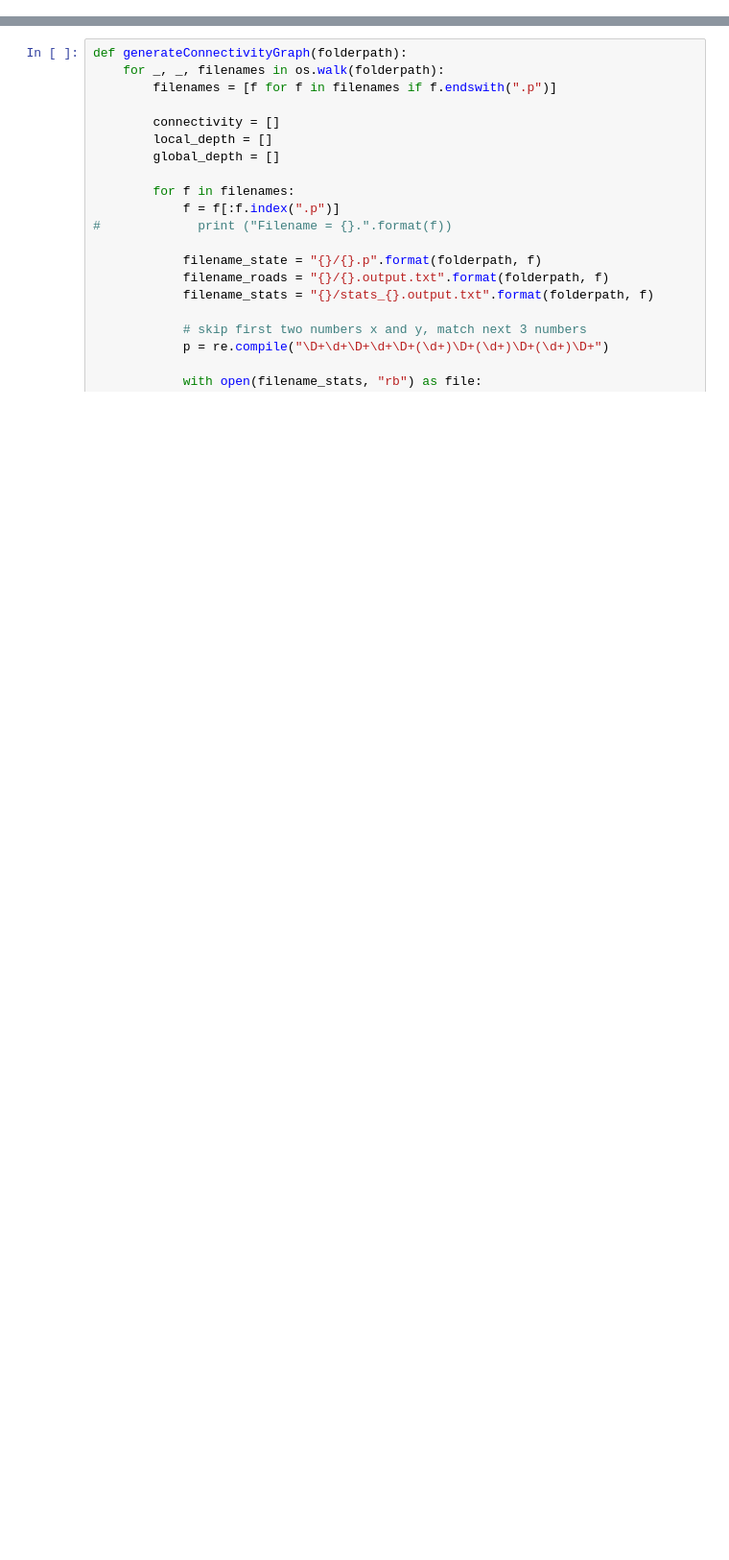
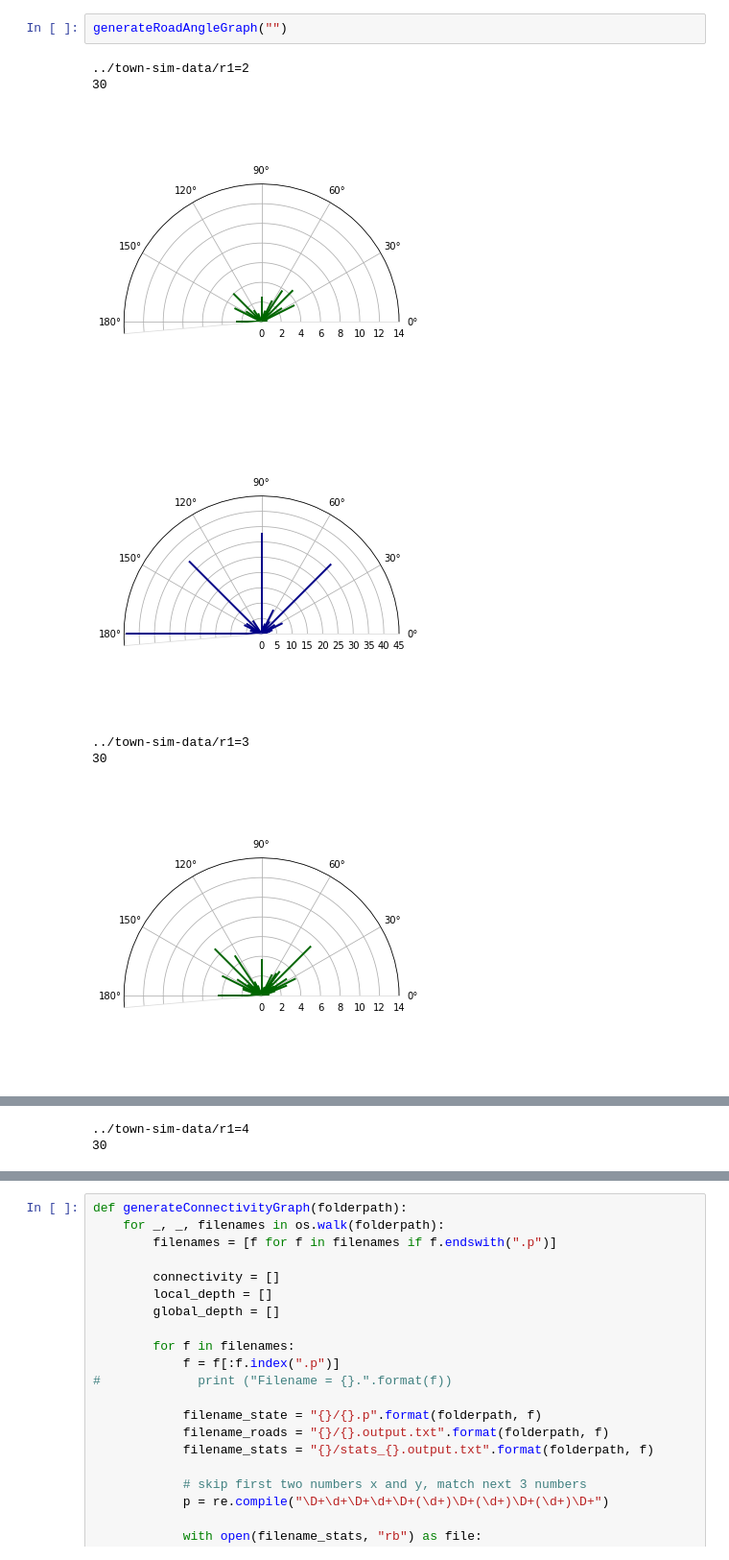
Before and after one commit to AugmentedDesignLab/town-sim-py, a Jupyter notebook: src/Notebook for Pyplot.ipynb, the cells around one changed output, grey strips where cells are left out. Shown at 96% size. Drawn from its saved outputs; the diff is of its cells as text; blank space fills up the shorter version.

```diff
--- a/src/Notebook for Pyplot.ipynb
+++ b/src/Notebook for Pyplot.ipynb
@@ -81,0 +321,10 @@ def generateRoadAngleGraph(folderpath):
+# %%
+generateRoadAngleGraph("")
+# %% [output]
+../town-sim-data/r1=2
+30
+[figure, added]
+[figure, added]
+../town-sim-data/r1=3
+30
+[figure, added]
@@ -81,0 +332,2 @@ def generateRoadAngleGraph(folderpath):
+../town-sim-data/r1=4
+30
```
Also changed, not shown: parts of 17 cells of this notebook, 1 other file.
